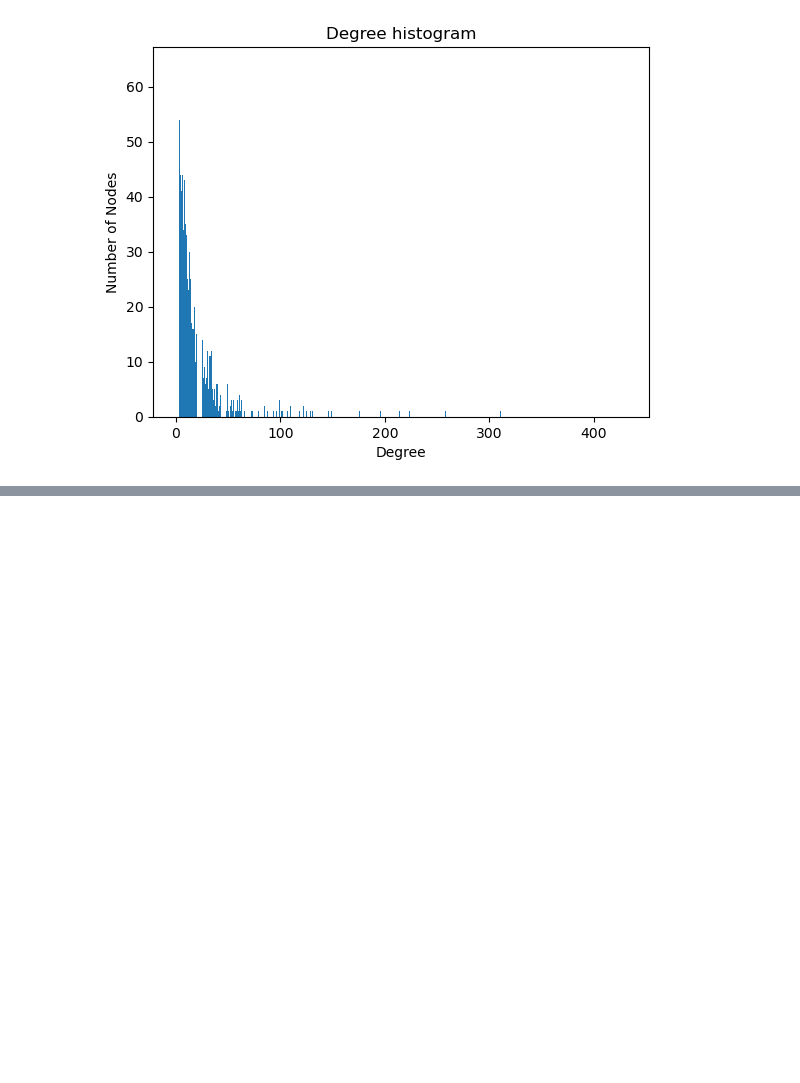
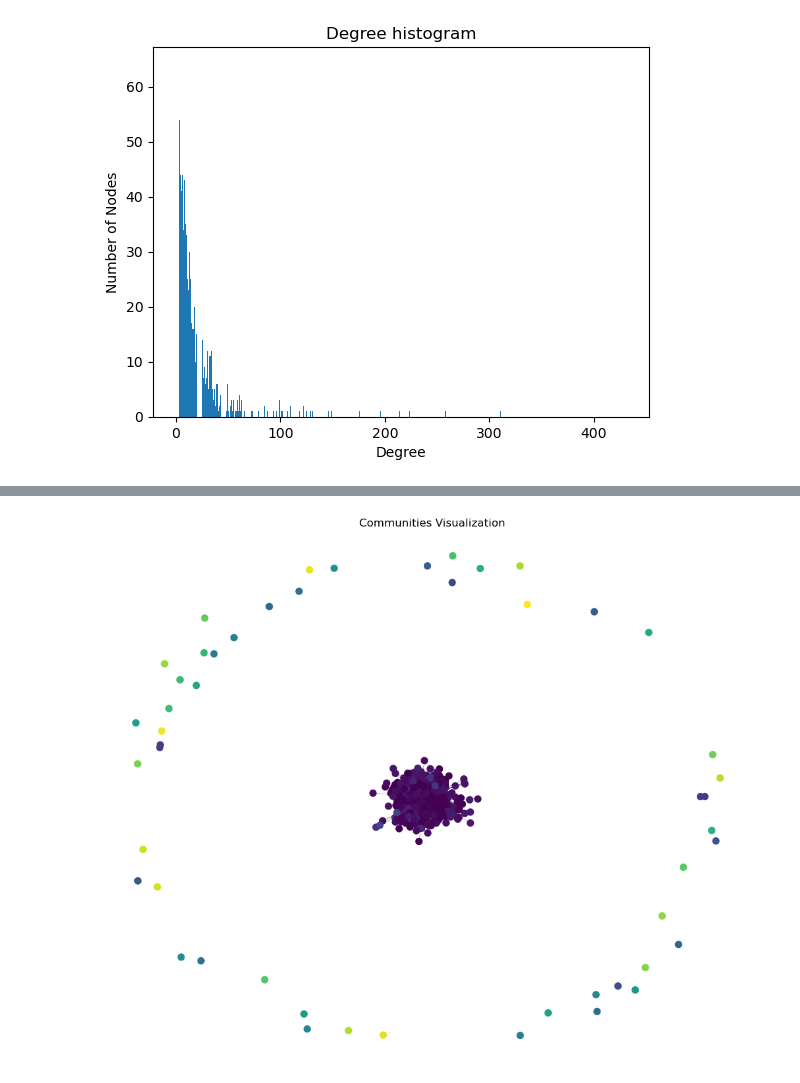
Before and after one commit to Yorlock/AIESS, a Jupyter notebook: Twitch-graph analysis.ipynb, the cells around one changed output, grey strips where cells are left out. Saved outputs shown, nothing was run; the diff lists cells and outputs as text; code cells hidden in the pictures; blank space fills up the shorter version.

```diff
--- a/Twitch-graph analysis.ipynb
+++ b/Twitch-graph analysis.ipynb
@@ -67,0 +143,24 @@ bc = nx.betweenness_centrality(twitch_graph)
+# %%
+communities = nx.algorithms.community.greedy_modularity_communities(twitch_graph, weight='weight')
+# %%
+colors = range(len(communities))
+
+node_color_map = {}
+for i, community in enumerate(communities):
+    for node in community:
+        node_color_map[node] = colors[i]
+# %%
+plt.figure(figsize=(10, 8))
+pos = nx.layout.spring_layout(twitch_graph)
+nx.draw(
+    twitch_graph,
+    pos,
+    node_color=[node_color_map[node] for node in twitch_graph.nodes()],
+    with_labels=False,
+    node_size=50,
+    width=0.2
+)
+plt.title('Communities Visualization')
+plt.show()
+# %% [output]
+[figure, added]
```
Also changed, not shown: parts of 8 cells of this notebook.
